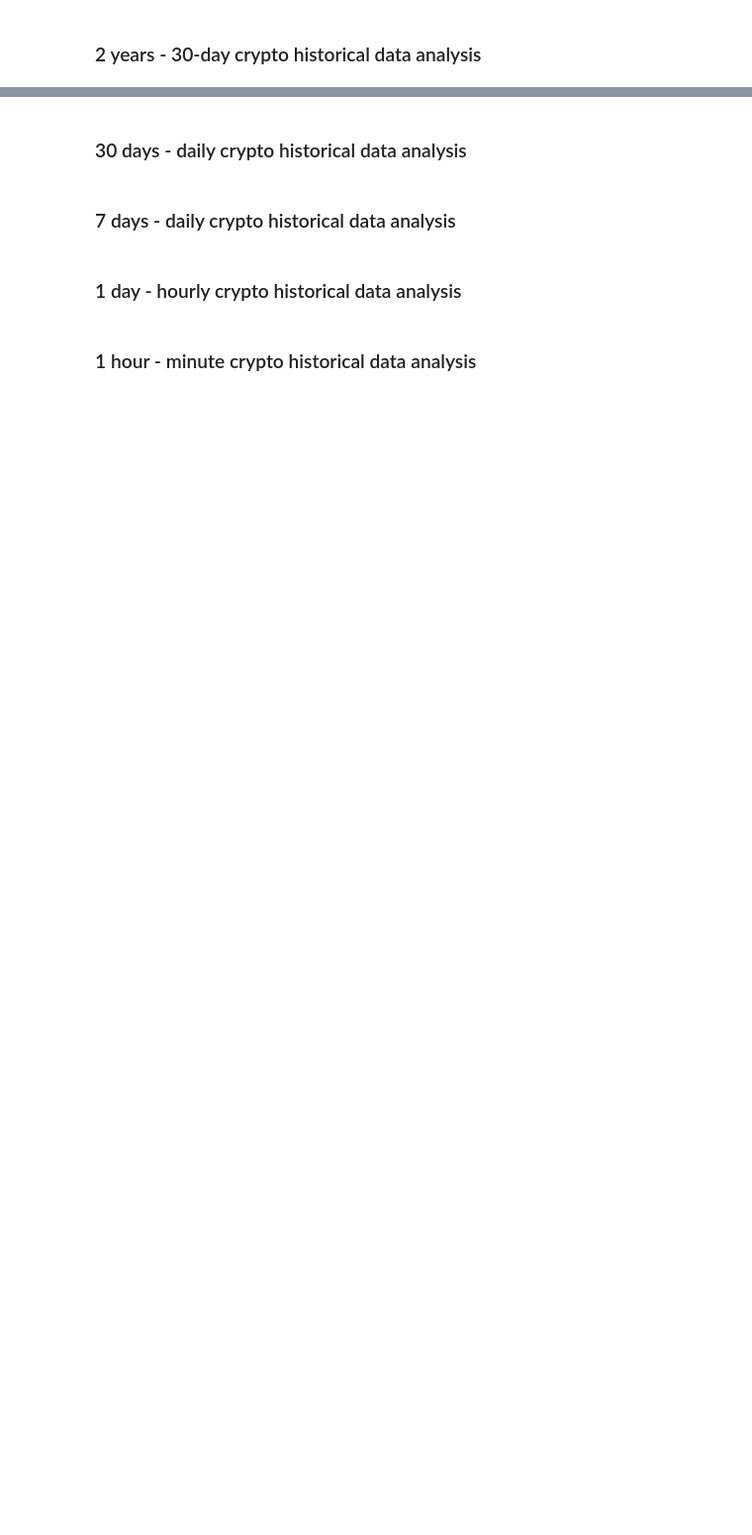
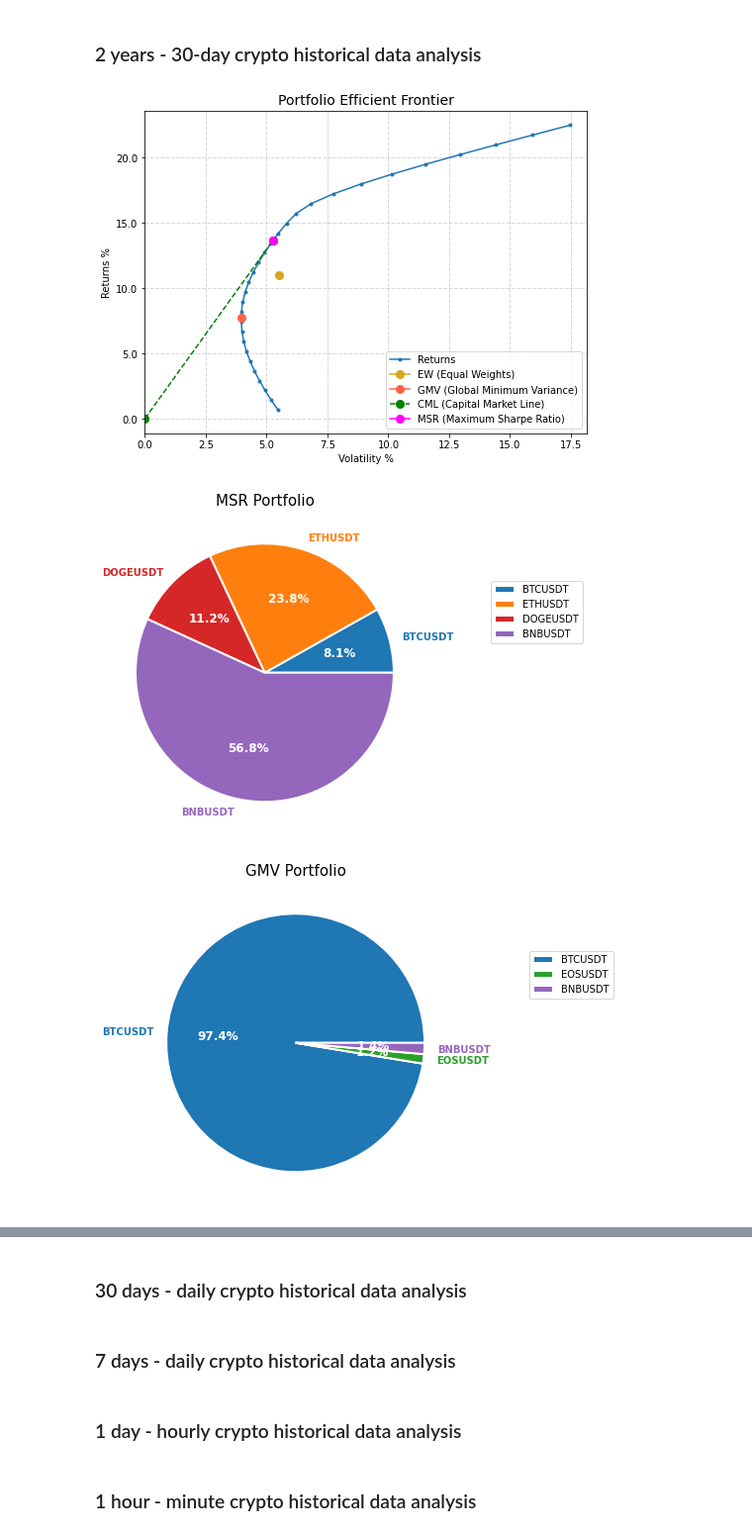
Before and after one commit to sushenghua/CryptoPortfolioDemo, a Jupyter notebook: binance_crypto.ipynb, the cells around one changed output, grey strips where cells are left out. Shown: that part at 99% size. Saved outputs shown, nothing was run; the diff lists cells and outputs as text; code cells hidden in the pictures; blank space fills up the shorter version.

```diff
--- a/binance_crypto.ipynb
+++ b/binance_crypto.ipynb
@@ -6,10 +6,14 @@ import crypto_portfolio as cp
 # %% [markdown]
 ### 2 years - 30-day crypto historical data analysis
 # %%
-tradepairs = ['BTCUSDT', 'ETHUSDT', 'EOSUSDT', 'DOGEUSDT']
+tradepairs = ['BTCUSDT', 'ETHUSDT', 'EOSUSDT', 'DOGEUSDT', 'BNBUSDT']
 plotlist=['corr_map', 'price', 'ret', 'vol','sr',
           'peak', 'wealth', 'drawdown','ef', 'msr_struct', 'gmv_struct']
-plotlist=['ef', 'msr_struct', 'gmv_struct']
+plotlist=['ef', 'msr_struct', 'gmv_struct', 'corr_map']
 cp.historical_tradedata_analysis(tradepairs, '2 year ago', interval='1d',
                                  period_info={'name':'30 Day', 'intervals':30},
                                  plotlist=plotlist)
+# %% [output]
+[figure, added]
+[figure, added]
+[figure, added]
```
Also changed, not shown: parts of 2 cells of this notebook, 1 other file.
